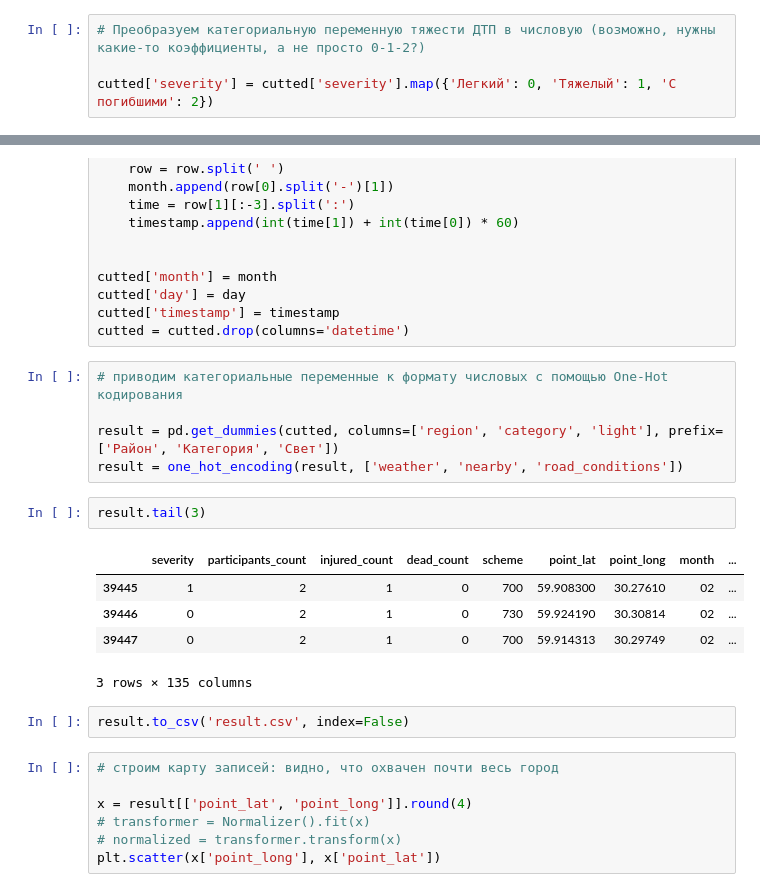
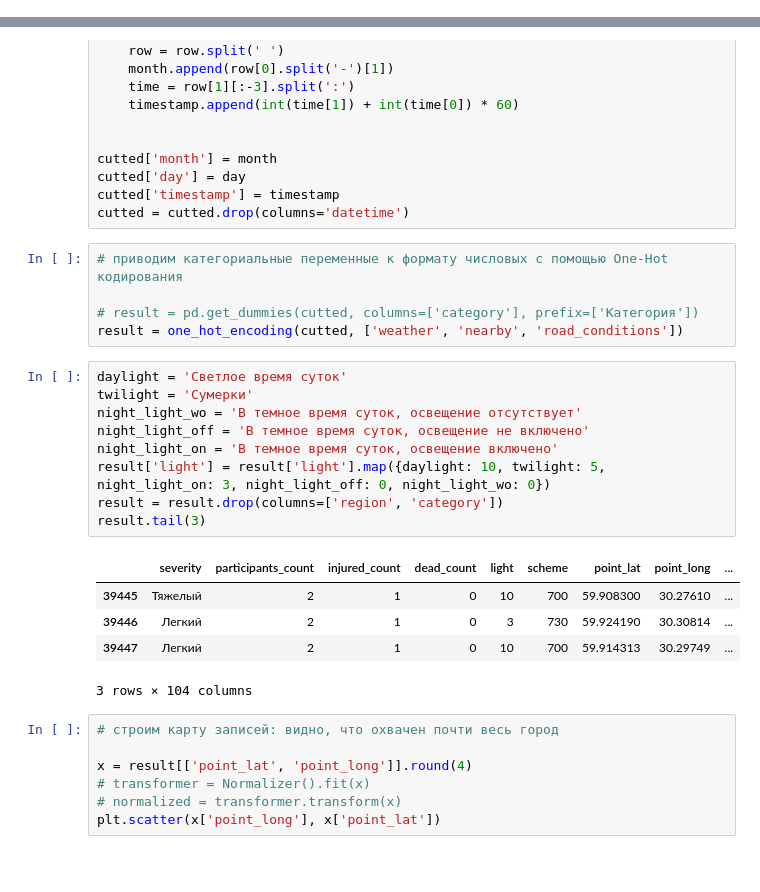
Before and after one commit to Sertyhopss/car-crash, a Jupyter notebook: json_read.ipynb, the cells around one changed output, grey strips where cells are left out. Cells and saved outputs as stored; diff of their text form; blank space fills up the shorter version.

```diff
--- a/json_read.ipynb
+++ b/json_read.ipynb
@@ -95,10 +95,6 @@ format_dict = {'scheme': path_to_image_html}
 display(HTML(cutted.tail(3).to_html(escape=False ,formatters=format_dict)))
 # %% [output]
 [interactive output not drawn]
-# %%
-# Преобразуем категориальную переменную тяжести ДТП в числовую (возможно, нужны какие-то коэффициенты, а не просто 0-1-2?)
-
-cutted['severity'] = cutted['severity'].map({'Легкий': 0, 'Тяжелый': 1, 'С погибшими': 2})
 # %%
 # преобразуем datetime в месяц, день недели и время
 
@@ -121,18 +117,23 @@ cutted = cutted.drop(columns='datetime')
 # %%
 # приводим категориальные переменные к формату числовых с помощью One-Hot кодирования
 
-result = pd.get_dummies(cutted, columns=['region', 'category', 'light'], prefix=['Район', 'Категория', 'Свет'])
-result = one_hot_encoding(result, ['weather', 'nearby', 'road_conditions'])
+# result = pd.get_dummies(cutted, columns=['category'], prefix=['Категория'])
+result = one_hot_encoding(cutted, ['weather', 'nearby', 'road_conditions'])
 # %%
+daylight = 'Светлое время суток'
+twilight = 'Сумерки'
+night_light_wo = 'В темное время суток, освещение отсутствует'
+night_light_off = 'В темное время суток, освещение не включено'
+night_light_on = 'В темное время суток, освещение включено'
+result['light'] = result['light'].map({daylight: 10, twilight: 5, night_light_on: 3, night_light_off: 0, night_light_wo: 0})
+result = result.drop(columns=['region', 'category'])
 result.tail(3)
 # %% [output]
-|  | severity | participants_count | injured_count | dead_count | scheme | point_lat | point_long | month | ... |
-| 39445 | 1 | 2 | 1 | 0 | 700 | 59.908300 | 30.27610 | 02 | ... |
-| 39446 | 0 | 2 | 1 | 0 | 730 | 59.924190 | 30.30814 | 02 | ... |
-| 39447 | 0 | 2 | 1 | 0 | 700 | 59.914313 | 30.29749 | 02 | ... |
+|  | severity | participants_count | injured_count | dead_count | light | scheme | point_lat | point_long | ... |
+| 39445 | Тяжелый | 2 | 1 | 0 | 10 | 700 | 59.908300 | 30.27610 | ... |
+| 39446 | Легкий | 2 | 1 | 0 | 3 | 730 | 59.924190 | 30.30814 | ... |
+| 39447 | Легкий | 2 | 1 | 0 | 10 | 700 | 59.914313 | 30.29749 | ... |
-3 rows × 135 columns
+3 rows × 104 columns
-# %%
-result.to_csv('result.csv', index=False)
 # %%
 # строим карту записей: видно, что охвачен почти весь город
 
```
Also changed, not shown: parts of 6 cells of this notebook.
